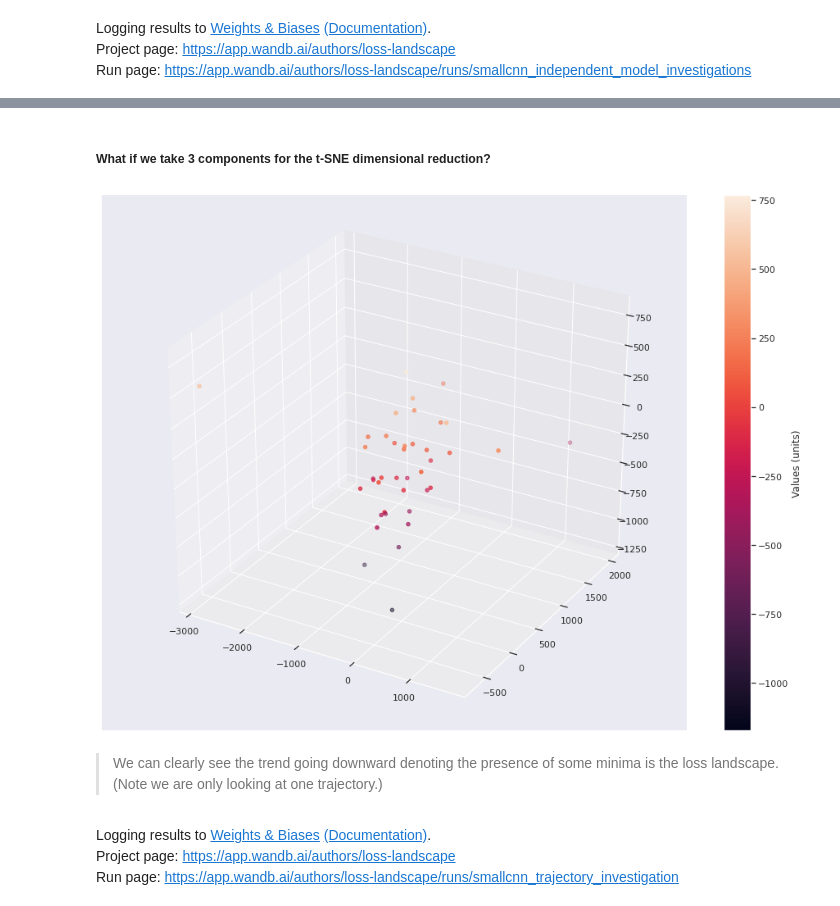
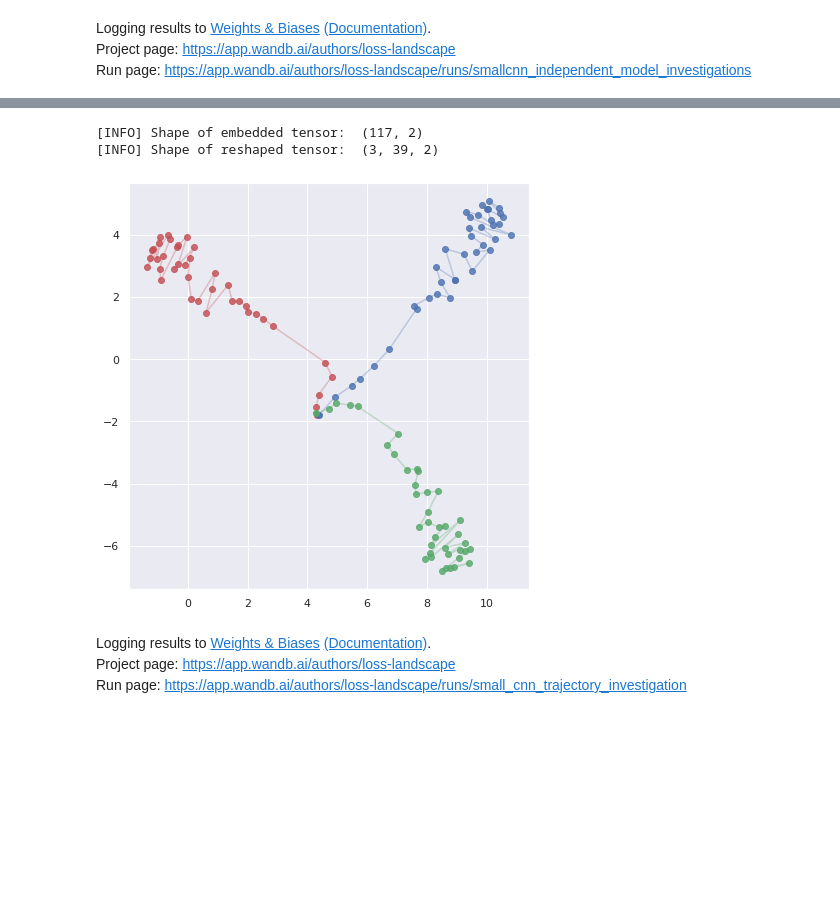
Before and after one commit to ayulockin/LossLandscape, a Jupyter notebook: Visualizing_Function_Space_Similarity_SmallCNN.ipynb, the cells around one changed output, grey strips where cells are left out. Drawn from its saved outputs; the diff is of its cells as text; code cells hidden in the pictures; blank space fills up the shorter version.

```diff
--- a/Visualizing_Function_Space_Similarity_SmallCNN.ipynb
+++ b/Visualizing_Function_Space_Similarity_SmallCNN.ipynb
@@ -375,20 +375,32 @@ def evaluate_tsne(test_dataloader, model):
 
   return np.array(true_labels), np.array(pred_labels)
 # %%
-predictions_for_tsne = {}
+NUM_TRAJECTORIES = 3
 
-for i in tqdm_notebook(range(3)):
+predictions_for_tsne = []
+
+for i in tqdm_notebook(range(NUM_TRAJECTORIES)):
   subdir = independent_models_tsne[i]
   model_files = os.listdir(INDEPENDENT_MODEL_PATH_tsne+subdir)
   model_files = sorted_nicely(model_files)
   predictions = []
   for model_file in model_files:
-    try:
-      model = tf.keras.models.load_model(INDEPENDENT_MODEL_PATH_tsne+subdir+'/'+model_file)
-    except:
+    if model_file=='small_cnn_checkpoint_5.h5': # this check is because this model checkpoint didn't serialize properly.
       continue
+    model = tf.keras.models.load_model(INDEPENDENT_MODEL_PATH_tsne+subdir+'/'+model_file)
 
     _, preds = evaluate_tsne(test_tsne_ds, model)
 
     predictions.append(preds)
-  predictions_for_tsne['init_{}'.format(i+1)] = predictions
+
+  predictions = np.array(predictions)
+  print(predictions.shape)
+  predictions_for_tsne.append(predictions)
+
+# convert list to array
+predictions_for_tsne = np.array(predictions_for_tsne)
+print('[INFO] shape of predictions tensor: ', predictions_for_tsne.shape)
+
+# reshape the tensor
+reshaped_predictions_for_tsne = predictions_for_tsne.reshape([-1, NUM_EXAMPLES*NUM_CLASSES])
+print('[INFO] shape of reshaped tensor: ', reshaped_predictions_for_tsne.shape)
@@ -459,2 +413,0 @@ plt.savefig('loss_landscape_2d.png')
-# %% [markdown]
-##### What if we take 3 components for the t-SNE dimensional reduction?
@@ -463,23 +414,33 @@ xs, ys, zs = tsne_vals['init_3'][:,0], tsne_vals['init_3'][:,1], tsne_vals['init
-# %%
-fig = plt.figure(figsize=(16,12))
-ax = fig.add_subplot(111, projection='3d')
-
-pnt3d = ax.scatter(xs, ys, zs, c = zs)
-cbar=plt.colorbar(pnt3d)
-
-cbar.set_label("Values (units)")
-# ax.plot3D(xs,ys,zs)
-
-plt.savefig('loss_landscape_3d.png')
-# %% [output]
-[figure, removed]
-# %% [markdown]
-> We can clearly see the trend going downward denoting the presence of some minima is the loss landscape. (Note we are only looking at one trajectory.)
+# %%
+# initialize tsne object
+tsne = TSNE(n_components=2)
+# compute tsne
+prediction_embed = tsne.fit_transform(reshaped_predictions_for_tsne)
+print('[INFO] Shape of embedded tensor: ', prediction_embed.shape)
+# reshape
+trajectory_embed = prediction_embed.reshape([NUM_TRAJECTORIES, -1, 2])
+print('[INFO] Shape of reshaped tensor: ', trajectory_embed.shape)
+# %% [output]
+[INFO] Shape of embedded tensor:  (117, 2)
+[INFO] Shape of reshaped tensor:  (3, 39, 2)
+# %%
+# Plot
+plt.figure(constrained_layout=True, figsize=(6,6))
+
+colors_list=['r', 'b', 'g']
+labels_list = ['traj_{}'.format(i) for i in range(NUM_TRAJECTORIES)]
+for i in range(NUM_TRAJECTORIES):
+  plt.plot(trajectory_embed[i,:,0],trajectory_embed[i,:,1],color = colors_list[i], alpha = 0.8,linestyle = "", marker = "o")
+  plt.plot(trajectory_embed[i,:,0],trajectory_embed[i,:,1],color = colors_list[i], alpha = 0.3,linestyle = "-", marker = "")
+  plt.plot(trajectory_embed[i,0,0],trajectory_embed[i,0,1],color = colors_list[i], alpha = 1.0,linestyle = "", marker = "*")
+
+plt.savefig('loss_landscape_2d.png')
+# %% [output]
+[figure, added]
 # %%
-wandb.init(entity='authors', project='loss-landscape', id='smallcnn_trajectory_investigation')
+wandb.init(entity='authors', project='loss-landscape', id='small_cnn_trajectory_investigation')
 wandb.log({'loss_landscape_2d': wandb.Image('loss_landscape_2d.png')})
-wandb.log({'loss_landscape_3d': wandb.Image('loss_landscape_3d.png')})
 # %% [output]
 Logging results to Weights & Biases (Documentation).
 Project page: https://app.wandb.ai/authors/loss-landscape
-Run page: https://app.wandb.ai/authors/loss-landscape/runs/smallcnn_trajectory_investigation
+Run page: https://app.wandb.ai/authors/loss-landscape/runs/small_cnn_trajectory_investigation
```
Also changed, not shown: parts of 12 cells of this notebook.
